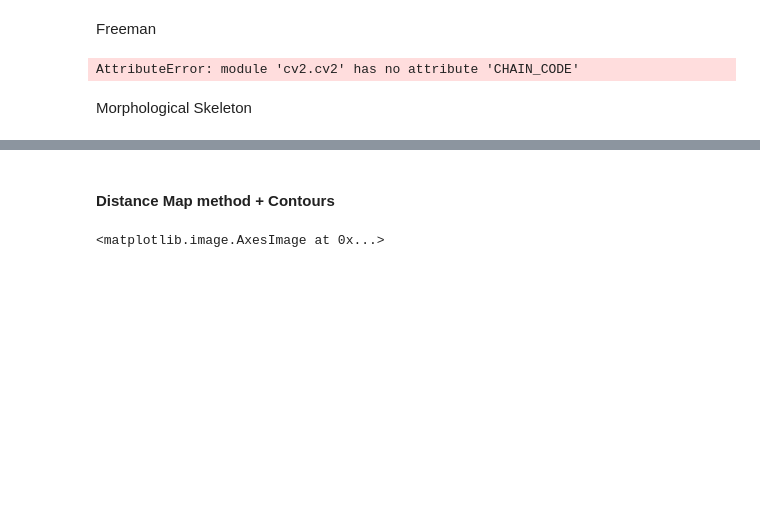
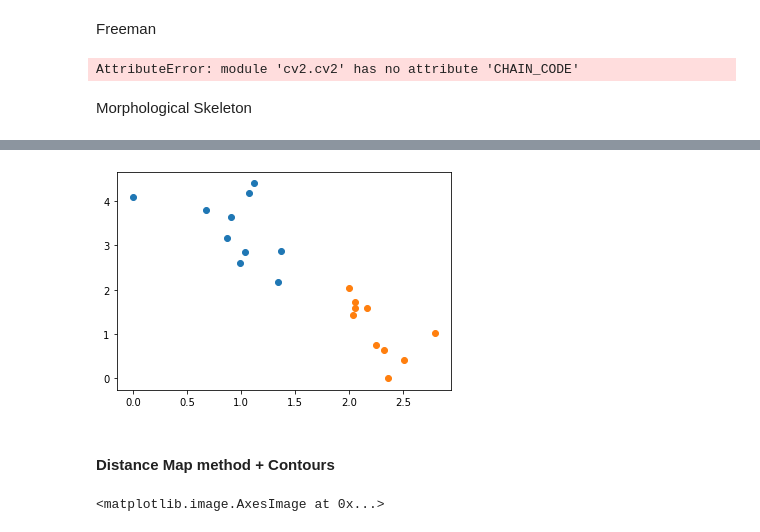
Before and after one commit to Jiang15/Image_analysis_and_pattern-recognition, a Jupyter notebook: Lab 2/lab_02_object_description.ipynb, the cells around one changed output, grey strips where cells are left out. Drawn from its saved outputs; the diff is of its cells as text; code cells hidden in the pictures; blank space fills up the shorter version.

```diff
--- a/Lab 2/lab_02_object_description.ipynb
+++ b/Lab 2/lab_02_object_description.ipynb
@@ -533,0 +561,8 @@ for ax, im, nm in zip(axes[1], ones_im, ones_names):
+# %%
+distance_zeros=[]
+for im in Sr_zeros_im:
+    distance_0 = np.sum(np.multiply(distance_map_0, im))/np.sum(im)
+    distance_1 = np.sum(np.multiply(distance_map_1, im))/np.sum(im)
+    distance_zeros.append([distance_0,distance_1])
+distance_zeros = np.array(distance_zeros)
+print(distance_zeros)
@@ -533,0 +580,8 @@ for ax, im, nm in zip(axes[1], ones_im, ones_names):
+# %%
+distance_ones=[]
+for im in Sr_ones_im:
+    distance_0 = np.sum(np.multiply(distance_map_0, im))/np.sum(im)
+    distance_1 = np.sum(np.multiply(distance_map_1, im))/np.sum(im)
+    distance_ones.append([distance_0,distance_1])
+distance_ones = np.array(distance_ones)
+print(distance_ones)
@@ -534,3 +599,9 @@ for ax, im, nm in zip(axes[1], ones_im, ones_names):
+# %%
+plt.scatter(distance_zeros[:,0],distance_zeros[:,1])
+plt.scatter(distance_ones[:,0],distance_ones[:,1])
+plt.show()
+# %% [output]
+[figure, added]
 # %% [markdown]
 #### Distance Map method + Contours
 # %%
```
Also changed, not shown: parts of 5 cells of this notebook.
